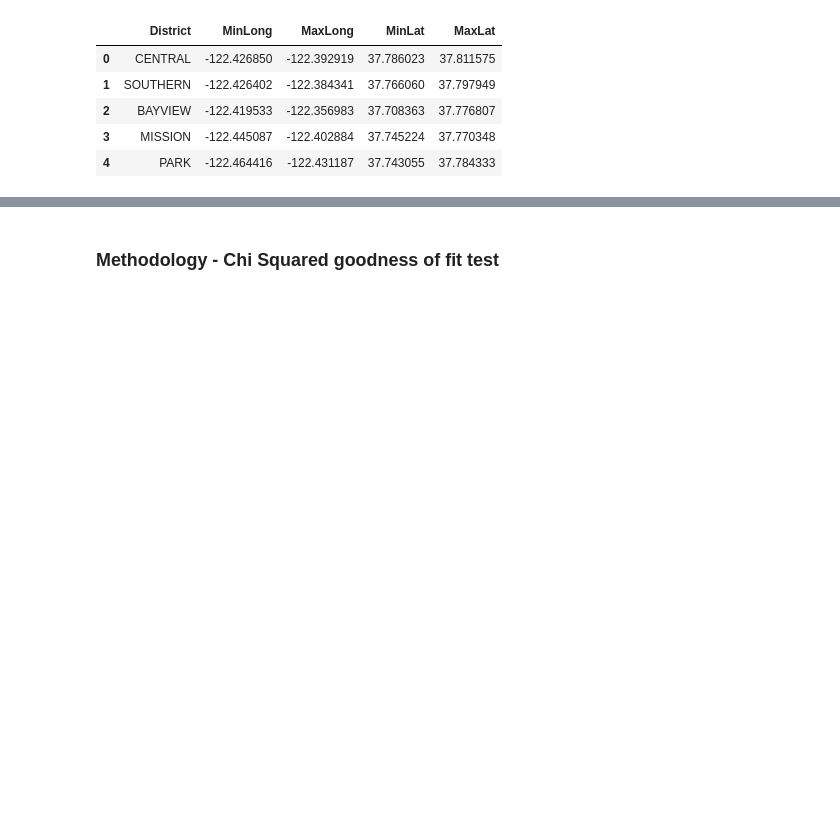
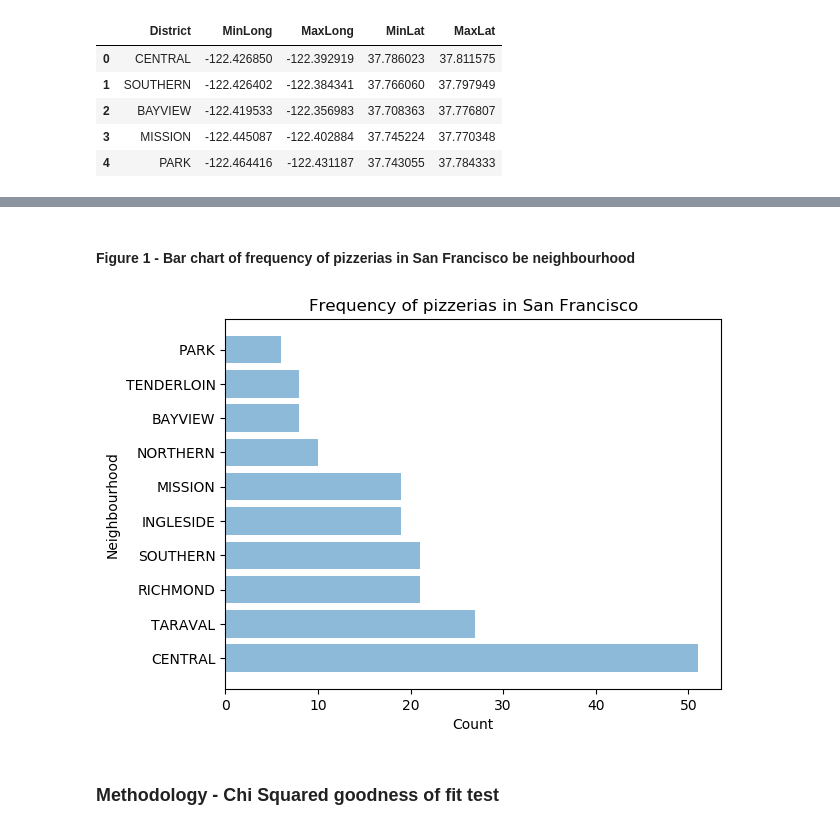
Before and after one commit to danielecarparo/Coursera_Capstone, a Jupyter notebook: Daniele Cap(raro)stone project.ipynb, the cells around one changed output, grey strips where cells are left out. Drawn from its saved outputs; the diff is of its cells as text; code cells hidden in the pictures; blank space fills up the shorter version.

```diff
--- a/Daniele Cap(raro)stone project.ipynb
+++ b/Daniele Cap(raro)stone project.ipynb
@@ -591,3 +593,23 @@ df_San.plot(kind='bar')
+# %% [markdown]
+#### Figure 1 - Bar chart of frequency of pizzerias in San Francisco be neighbourhood
+# %%
+import matplotlib.pyplot as plt; plt.rcdefaults()
+import numpy as np
+import matplotlib.pyplot as plt
+
+objects = df_San['Neighbourhood']
+y_pos = np.arange(len(df_San))
+performance = df_San['Count']
+
+plt.barh(y_pos, performance, align='center', alpha=0.5)
+plt.yticks(y_pos, objects)
+plt.xlabel('Count')
+plt.ylabel('Neighbourhood')
+plt.title('Frequency of pizzerias in San Francisco')
+
+plt.show()
+# %% [output]
+[figure, added]
 # %% [markdown]
 ### Methodology - Chi Squared goodness of fit test
 # %% [markdown]
```
Also changed, not shown: parts of 5 cells of this notebook.
